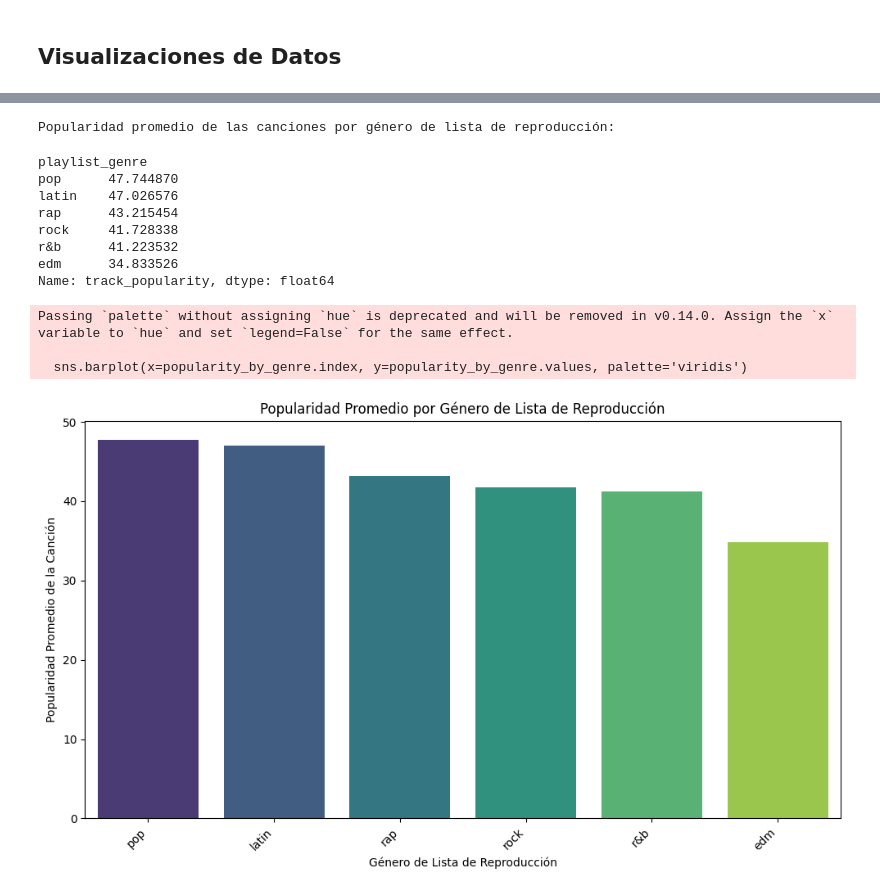
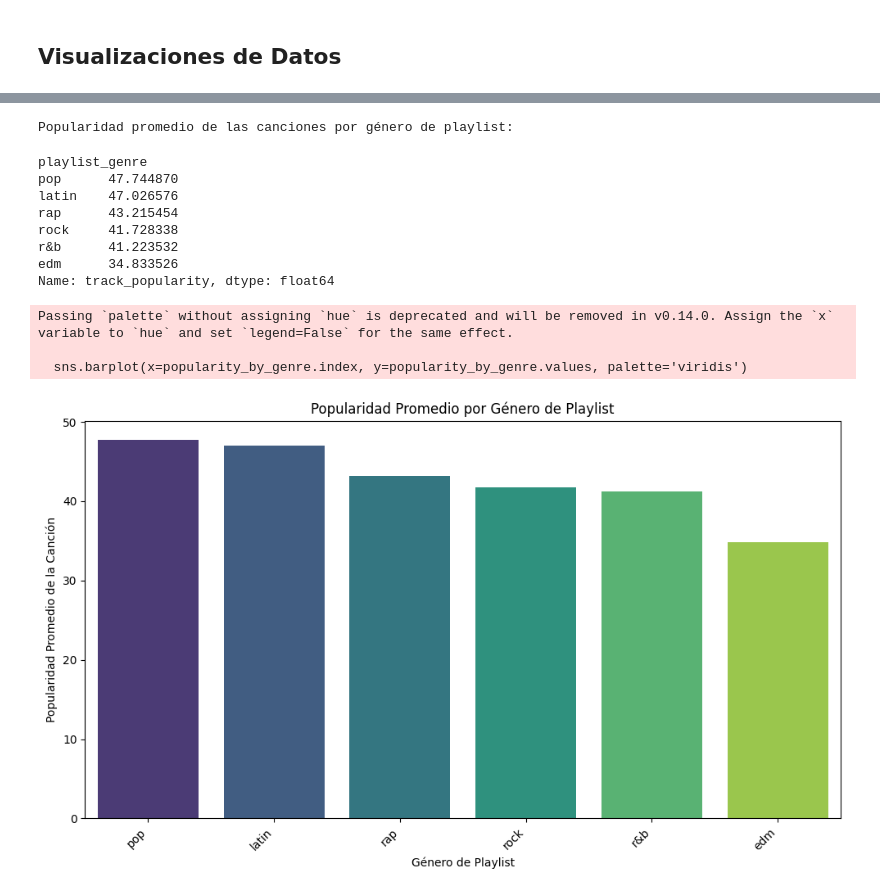
Before and after one commit to JorgeOrrego1201/TF_MetDataScience, a Jupyter notebook: TF_Spotify.ipynb, the cells around one changed output, grey strips where cells are left out. Saved outputs shown, nothing was run; the diff lists cells and outputs as text; code cells hidden in the pictures.

Commit message:
added new comments and graphs descriptions

```diff
--- a/TF_Spotify.ipynb
+++ b/TF_Spotify.ipynb
@@ -269,31 +248,30 @@ Matriz de correlación de variables numéricas:
 [figure]
 # %%
-# Explore the relationship between 'playlist_genre' and 'track_popularity'
+# Relación entre las variables playlist_genre and track_popularity:
 popularity_by_genre = data.groupby('playlist_genre')['track_popularity'].mean().sort_values(ascending=False)
 
-print("\nPopularidad promedio de las canciones por género de lista de reproducción:")
+print("\nPopularidad promedio de las canciones por género de playlist:")
 display(popularity_by_genre)
 
-# You could also visualize this using a bar plot
 plt.figure(figsize=(10, 6))
 sns.barplot(x=popularity_by_genre.index, y=popularity_by_genre.values, palette='viridis')
-plt.title('Popularidad Promedio por Género de Lista de Reproducción')
-plt.xlabel('Género de Lista de Reproducción')
+plt.title('Popularidad Promedio por Género de Playlist')
+plt.xlabel('Género de Playlist')
 plt.ylabel('Popularidad Promedio de la Canción')
 plt.xticks(rotation=45, ha='right')
 plt.tight_layout()
 plt.show()
 # %% [output]
-Popularidad promedio de las canciones por género de lista de reproducción:
+Popularidad promedio de las canciones por género de playlist:
 playlist_genre
 pop      47.744870
 latin    47.026576
 rap      43.215454
 rock     41.728338
 r&b      41.223532
 edm      34.833526
 Name: track_popularity, dtype: float64
 Passing `palette` without assigning `hue` is deprecated and will be removed in v0.14.0. Assign the `x` variable to `hue` and set `legend=False` for the same effect.
 
   sns.barplot(x=popularity_by_genre.index, y=popularity_by_genre.values, palette='viridis')
-[figure, old version]
+[figure, new version]
```
Also changed, not shown: parts of 4 cells of this notebook.
